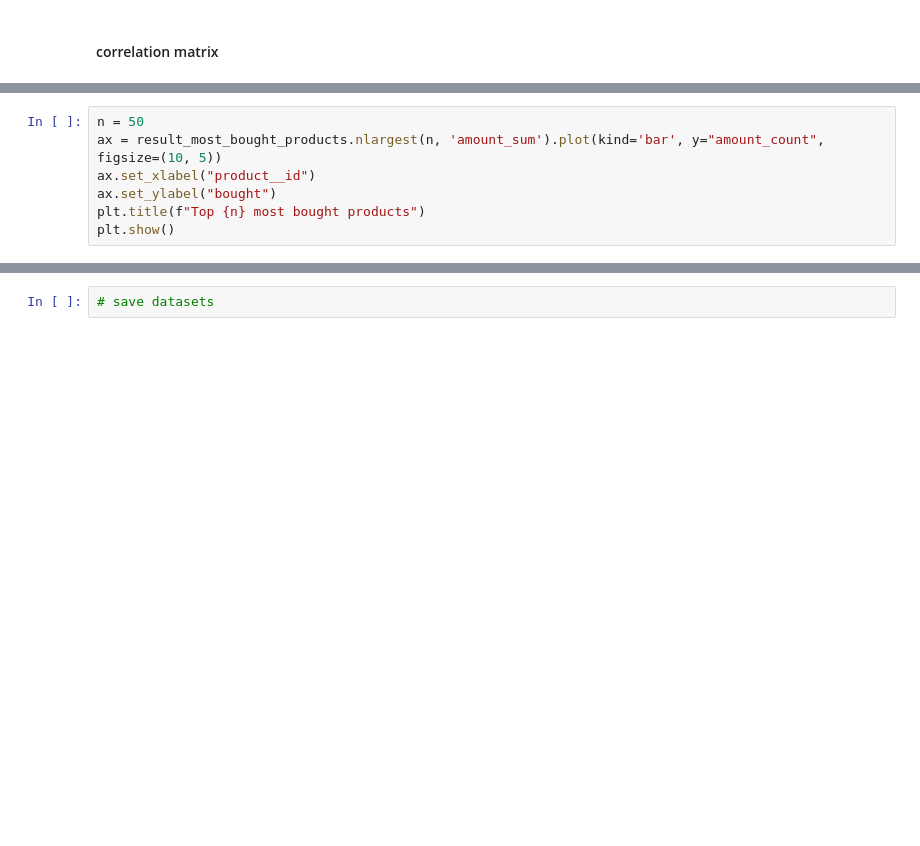
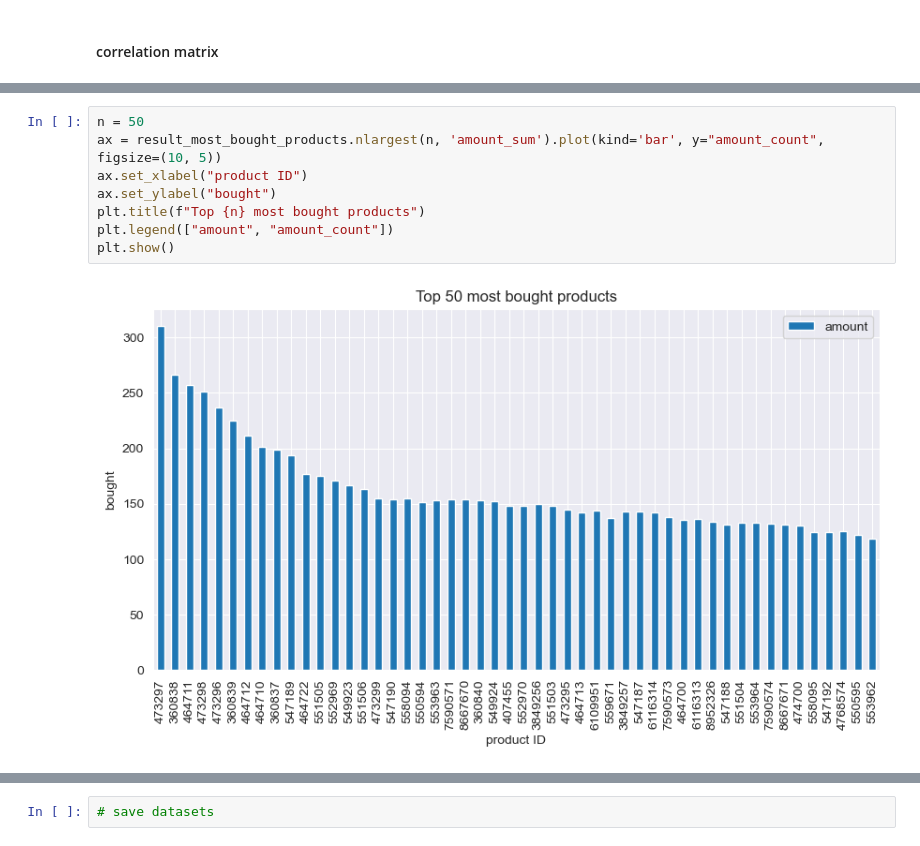
Before and after one commit to tomhuber96/master-thesis-practical-part, a Jupyter notebook: EDA/gabor_eda.ipynb, the cells around one changed output, grey strips where cells are left out. Cells and saved outputs as stored; diff of their text form; blank space fills up the shorter version.

Commit message:
feat(eda): fix gabor plots

```diff
--- a/EDA/gabor_eda.ipynb
+++ b/EDA/gabor_eda.ipynb
@@ -800,10 +863,13 @@ result_most_bought_products
 # %%
 n = 50
 ax = result_most_bought_products.nlargest(n, 'amount_sum').plot(kind='bar', y="amount_count", figsize=(10, 5))
-ax.set_xlabel("product__id")
+ax.set_xlabel("product ID")
 ax.set_ylabel("bought")
 plt.title(f"Top {n} most bought products")
+plt.legend(["amount", "amount_count"])
 plt.show()
+# %% [output]
+[figure, added]
 # %%
 merged_df['customer__id'] = merged_df['customer__id'].astype(int)
 result_most_buying_customers = merged_df.groupby('customer__id').agg({'amount': ['sum', 'count']})
```
Also changed, not shown: parts of 8 cells of this notebook.
